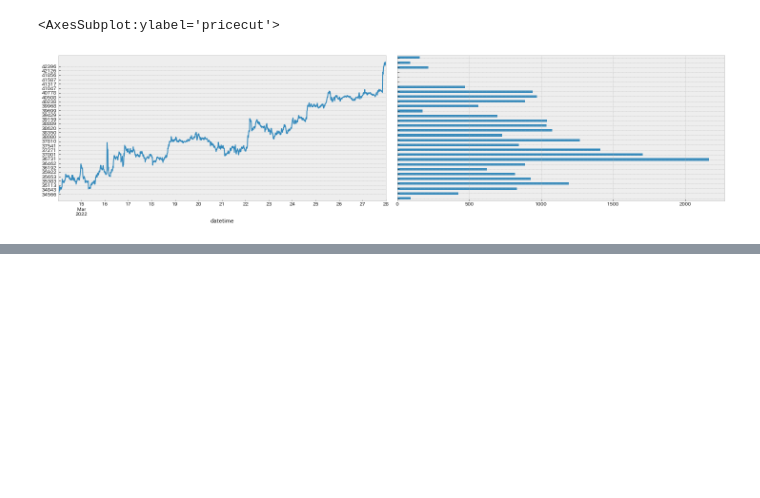
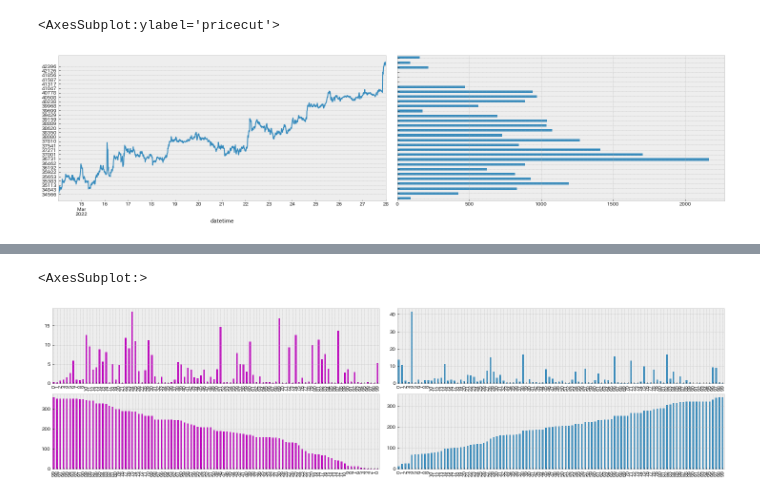
Before and after one commit to fin-py/botter4visualization, a Jupyter notebook: source/static_plots.ipynb, the cells around one changed output, grey strips where cells are left out. Saved outputs shown, nothing was run; the diff lists cells and outputs as text; code cells hidden in the pictures; blank space fills up the shorter version.

Commit message:
market depth added

```diff
--- a/source/static_plots.ipynb
+++ b/source/static_plots.ipynb
@@ -237,0 +238,30 @@ df_depth.head()
+# %%
+async def get_trades(market_name):
+    async with pybotters.Client(
+        apis={"ftx": ["", ""]}, base_url="https://ftx.com/api"
+    ) as client:
+        res = await client.get(
+            f"/markets/{market_name}/orderbook",
+            params={"depth": 100,},
+        )
+        return await res.json()
+
+# 取得したデータを確認
+data = asyncio.run(get_trades("BTC-PERP"))
+# %%
+df_bid = pd.DataFrame(data["result"]["bids"], columns=["price","size"]).sort_values("price")
+df_ask = pd.DataFrame(data["result"]["asks"], columns=["price","size"]).sort_values("price")
+# %%
+# TODO: 質問 xticks を price にする方法
+import matplotlib.pyplot as plt
+fig, axes = plt.subplots(2, 2, figsize=(20, 5), constrained_layout = True)
+
+df_bid["size"][::-1].plot(kind="bar", ax=axes[0,0], color="m")
+df_ask["size"].plot(kind="bar", ax=axes[0,1])
+
+# 自信がない
+df_bid["size"][::-1].cumsum()[::-1].plot(kind="bar", ax=axes[1,0], color="m")
+df_ask["size"].cumsum().plot(kind="bar", ax=axes[1,1])
+# %% [output]
+<AxesSubplot:>
+[figure, added]
```
Also changed, not shown: parts of 15 cells of this notebook.
